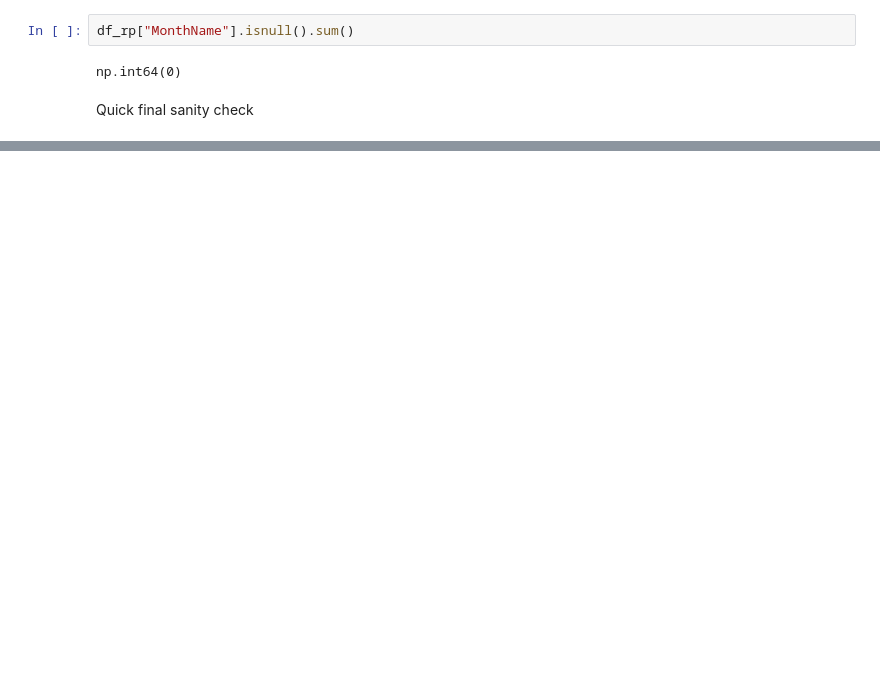
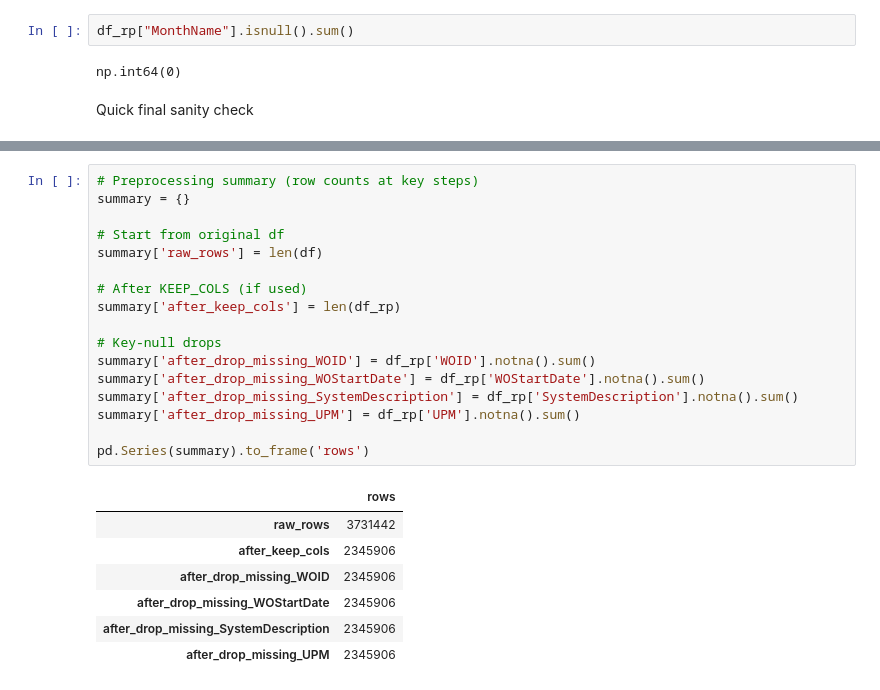
Before and after one commit to mehhakh13/ai-predictive-maintenance-capstone, a Jupyter notebook: ai-predictive-maintenance-capstone/notebooks/risk_predictor.ipynb, the cells around one changed output, grey strips where cells are left out. Drawn from its saved outputs; the diff is of its cells as text; blank space fills up the shorter version.

```diff
--- a/ai-predictive-maintenance-capstone/notebooks/risk_predictor.ipynb
+++ b/ai-predictive-maintenance-capstone/notebooks/risk_predictor.ipynb
@@ -376,0 +593,25 @@ Overall UPM rate: 0.3576161566856829
+# %%
+# Preprocessing summary (row counts at key steps)
+summary = {}
+
+# Start from original df
+summary['raw_rows'] = len(df)
+
+# After KEEP_COLS (if used)
+summary['after_keep_cols'] = len(df_rp)
+
+# Key-null drops
+summary['after_drop_missing_WOID'] = df_rp['WOID'].notna().sum()
+summary['after_drop_missing_WOStartDate'] = df_rp['WOStartDate'].notna().sum()
+summary['after_drop_missing_SystemDescription'] = df_rp['SystemDescription'].notna().sum()
+summary['after_drop_missing_UPM'] = df_rp['UPM'].notna().sum()
+
+pd.Series(summary).to_frame('rows')
+# %% [output]
+|  | rows |
+| raw_rows | 3731442 |
+| after_keep_cols | 2345906 |
+| after_drop_missing_WOID | 2345906 |
+| after_drop_missing_WOStartDate | 2345906 |
+| after_drop_missing_SystemDescription | 2345906 |
+| after_drop_missing_UPM | 2345906 |
```
Also changed, not shown: parts of 22 cells of this notebook.
